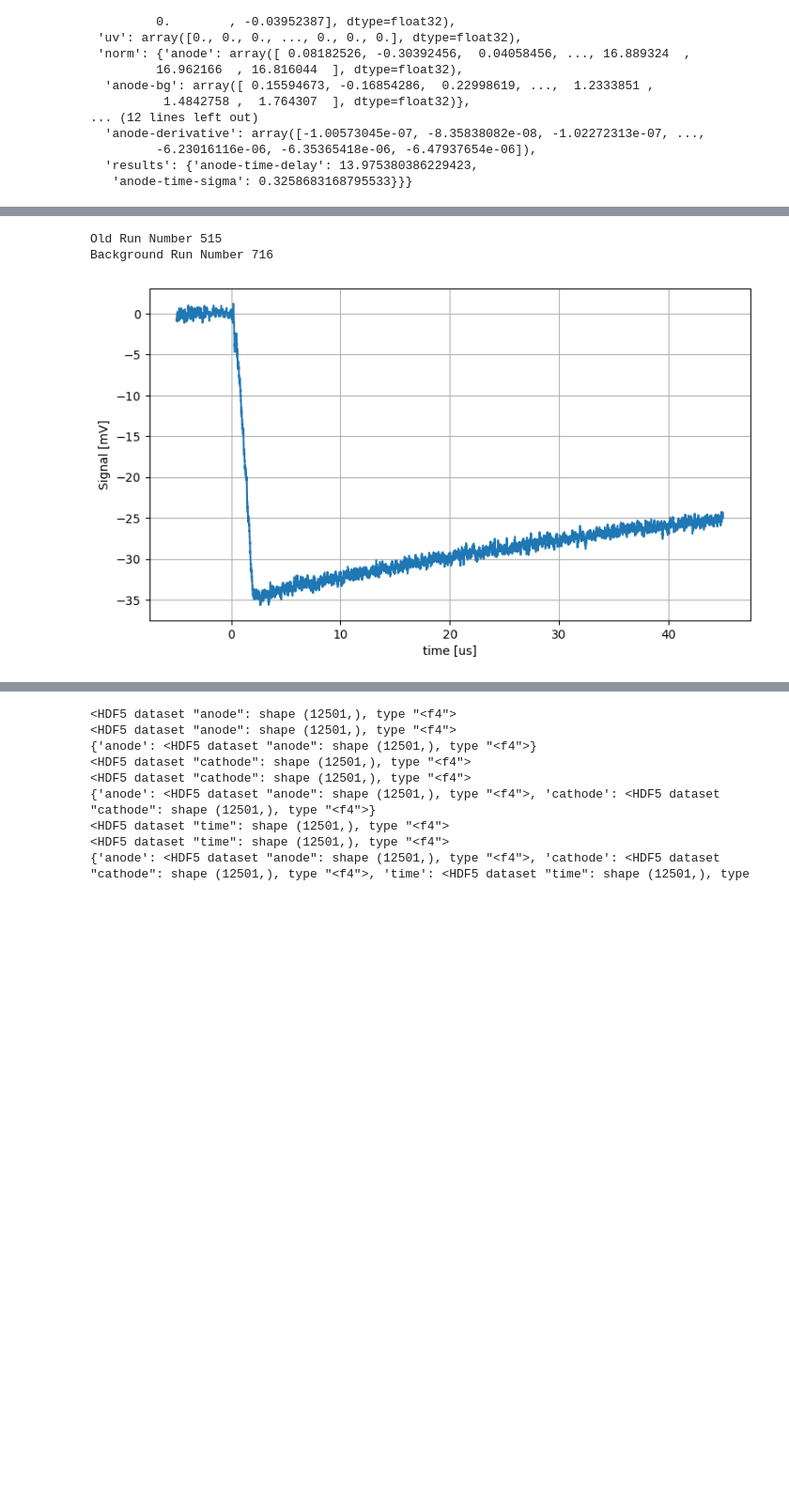
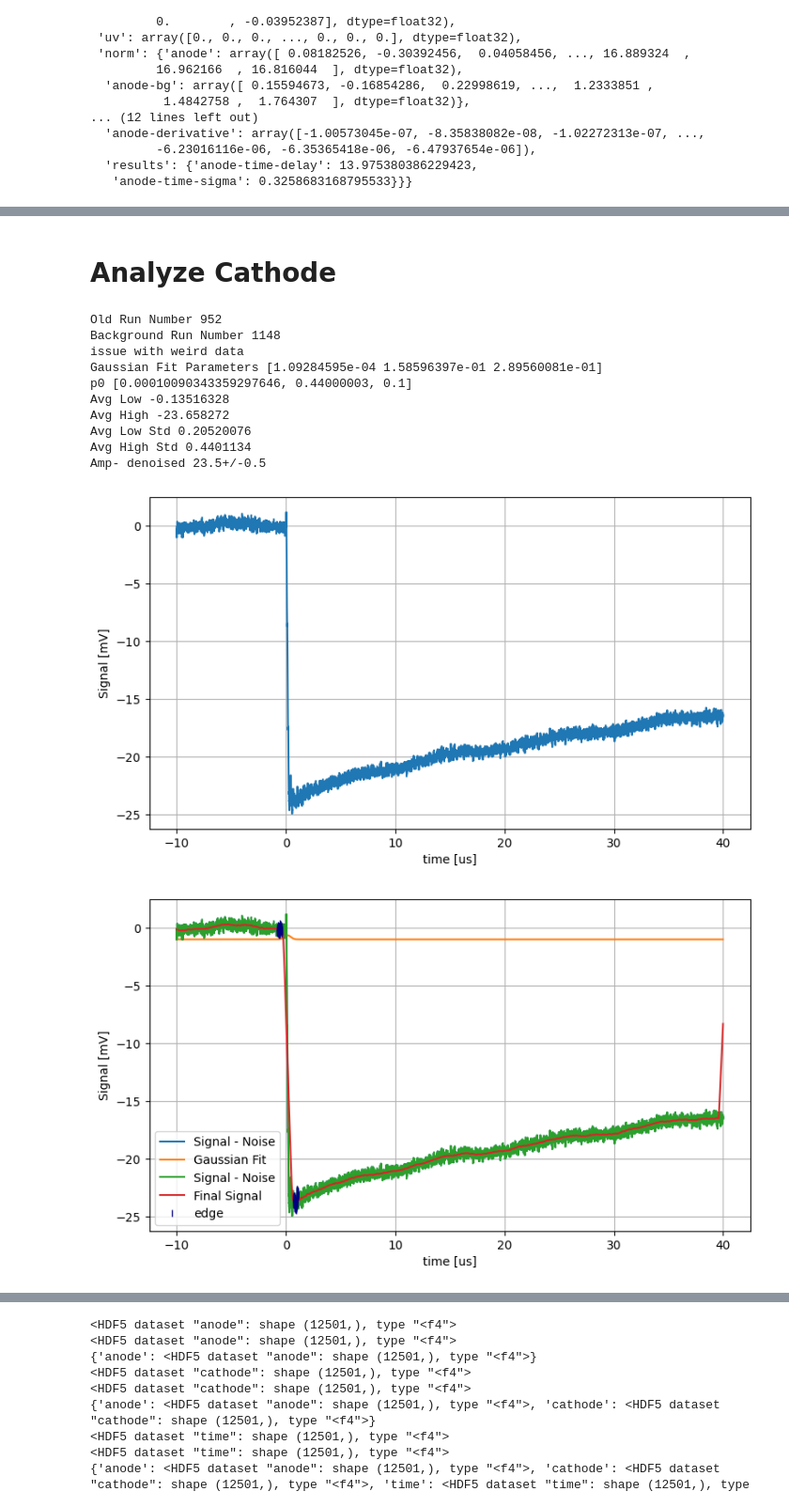
Before and after one commit to jbane11/nexo, a Jupyter notebook: Lab028/osci/Session_analysis.ipynb, the cells around one changed output, grey strips where cells are left out. Shown at 94% size. Cells and saved outputs as stored; diff of their text form; code cells hidden in the pictures; blank space fills up the shorter version.

```diff
--- a/Lab028/osci/Session_analysis.ipynb
+++ b/Lab028/osci/Session_analysis.ipynb
@@ -482,5 +965,5 @@ a = ufloat(1,0.1)
 # %%
-run_number=Run_oldtonew(515)
+run_number=Run_oldtonew(952)
 waveform = Get_Waveform_from_session(run_number)
 old_rn = Run_newtoold(run_number)
 print("Old Run Number",old_rn)
@@ -495,5 +978,5 @@ print("Background Run Number",bgnum)
 
 
 
-WF_dict=Analyze_Anode(waveform,background_waveform,stepcounts=[100],debug=2,plot=2)
+Anode_dict=Analyze_Anode(waveform,background_waveform,type=0,stepcounts=[100],debug=1,plot=False)
 # %% [output]
@@ -527,0 +1028,27 @@ WF_dict
+# %%
+print(Anode_dict["analyzed"]["results"].keys())
+
+
+for key in Anode_dict.keys():
+
+    print("1: ", key)
+    if key in ["norm","denoised","analyzed"]:
+        for subkey in Cathode_dict[key].keys():
+            print("\t 2:",subkey)
+            if key =="analyzed":
+                if subkey == "results":
+
+                    for sub_subkey in Cathode_dict[key][subkey].keys():
+                        print("\t\t 3: ",sub_subkey)
+
+                        Anode_dict[key][subkey][sub_subkey] = Cathode_dict[key][subkey][sub_subkey]
+                else:
+                    Anode_dict[key][subkey] = Cathode_dict[key][subkey]
+
+        print("Anode_dict",Anode_dict[key])
+
+
+
+
+
+print(Anode_dict["analyzed"]["results"].keys())
@@ -757 +1366,3 @@ analyzed results anode-amp-err
+# %% [markdown]
+# Analyze Cathode
 # %%
@@ -796,23 +1558,36 @@ def Analyze_Cathode(waveform,background_waveform, stepcounts=[100], diffsizes=[1
 # %%
-run_number=714
+old_run_number=952
+
+run_number = Run_oldtonew(old_run_number)
+
+
 RunInfo = RunDatabase.query(f'run == {run_number}').iloc[0]
 
 waveform_temp = Get_Waveform_from_session(run_number)
 old_rn = Run_newtoold(run_number)
 print("Old Run Number",old_rn)
 bgnum=0
 if old_rn > -1:
     bgnum = Run_oldtonew(GetBGRun(old_rn))
     background_waveform = Get_Waveform_from_session(bgnum)
 else:
     background_waveform = blankBG_DF
 print("Background Run Number",bgnum)
 
 renew_flag = True
 
-waveform=Analyze_Cathode(waveform_temp,background_waveform,debug=1,plot=True)
+Cathode_dict=Analyze_Cathode(waveform_temp,background_waveform,type=0,debug=10,plot=False)
 # %% [output]
-Old Run Number 515
-Background Run Number 716
+Old Run Number 952
+Background Run Number 1148
+issue with weird data
+Gaussian Fit Parameters [1.09284595e-04 1.58596397e-01 2.89560081e-01]
+p0 [0.00010090343359297646, 0.44000003, 0.1]
+Avg Low -0.13516328
+Avg High -23.658272
+Avg Low Std 0.20520076
+Avg High Std 0.4401134
+Amp- denoised 23.5+/-0.5
-[figure, old version]
+[figure, new version]
+[figure, added]
 # %%
```
Also changed, not shown: parts of 28 cells of this notebook.
